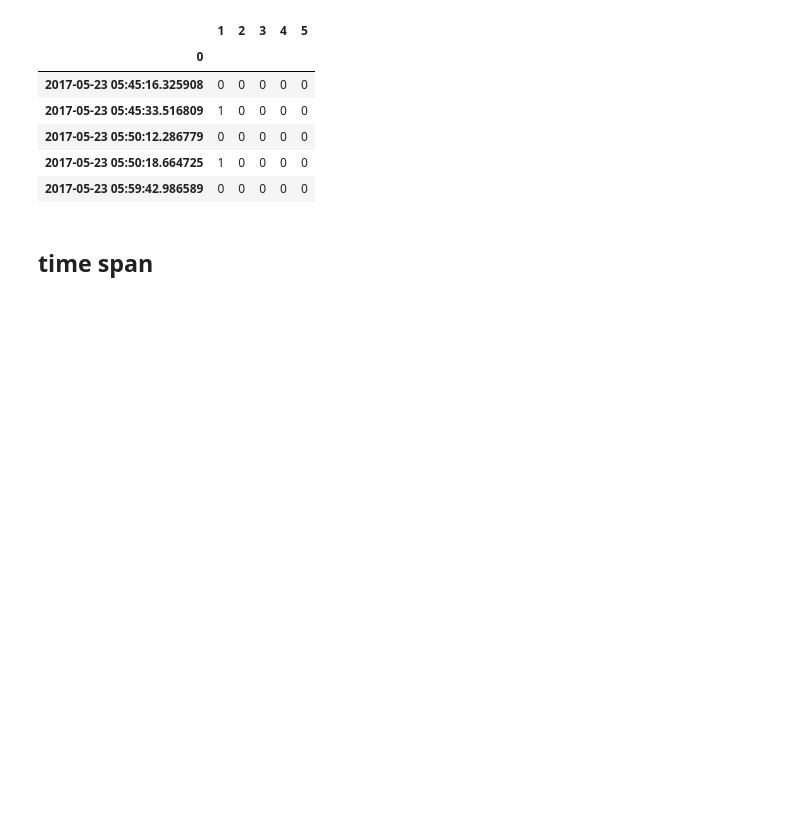
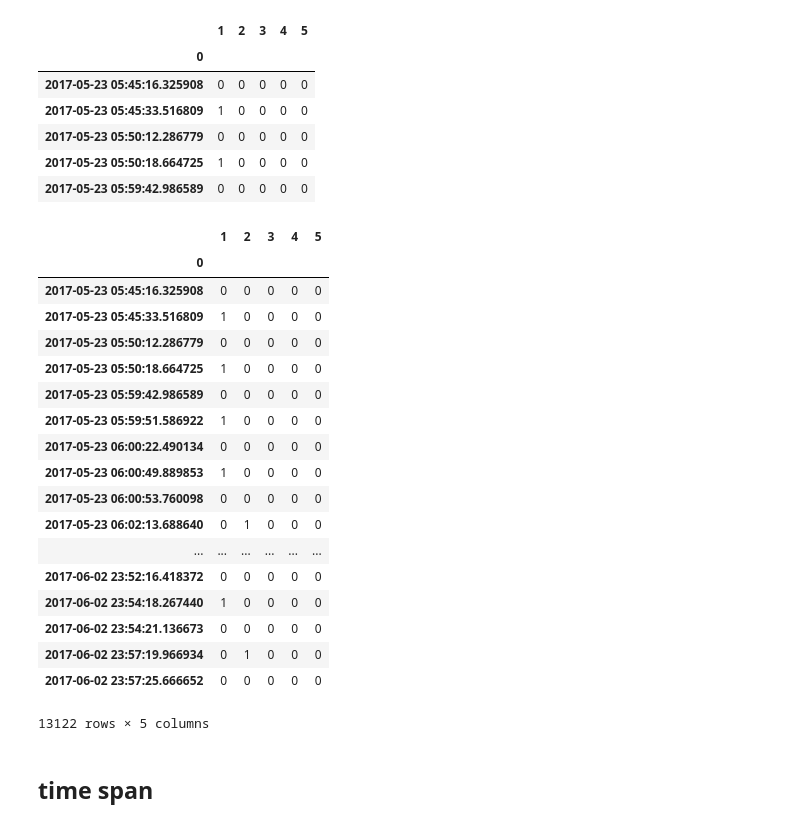
Before and after one commit to zaccharieramzi/glucose-challenge, a Jupyter notebook: main.ipynb, the cells around one changed output. Cells and saved outputs as stored; diff of their text form; code cells hidden in the pictures; blank space fills up the shorter version.

```diff
--- a/main.ipynb
+++ b/main.ipynb
@@ -37,6 +37,28 @@ df_motion.head()
 | 2017-05-23 05:50:12.286779 | 0 | 0 | 0 | 0 | 0 |
 | 2017-05-23 05:50:18.664725 | 1 | 0 | 0 | 0 | 0 |
 | 2017-05-23 05:59:42.986589 | 0 | 0 | 0 | 0 | 0 |
+# %%
+df_motion
+# %% [output]
+|  | 1 | 2 | 3 | 4 | 5 |
+| 0 |  |  |  |  |  |
+| 2017-05-23 05:45:16.325908 | 0 | 0 | 0 | 0 | 0 |
+| 2017-05-23 05:45:33.516809 | 1 | 0 | 0 | 0 | 0 |
+| 2017-05-23 05:50:12.286779 | 0 | 0 | 0 | 0 | 0 |
+| 2017-05-23 05:50:18.664725 | 1 | 0 | 0 | 0 | 0 |
+| 2017-05-23 05:59:42.986589 | 0 | 0 | 0 | 0 | 0 |
+| 2017-05-23 05:59:51.586922 | 1 | 0 | 0 | 0 | 0 |
+| 2017-05-23 06:00:22.490134 | 0 | 0 | 0 | 0 | 0 |
+| 2017-05-23 06:00:49.889853 | 1 | 0 | 0 | 0 | 0 |
+| 2017-05-23 06:00:53.760098 | 0 | 0 | 0 | 0 | 0 |
+| 2017-05-23 06:02:13.688640 | 0 | 1 | 0 | 0 | 0 |
+| ... | ... | ... | ... | ... | ... |
+| 2017-06-02 23:52:16.418372 | 0 | 0 | 0 | 0 | 0 |
+| 2017-06-02 23:54:18.267440 | 1 | 0 | 0 | 0 | 0 |
+| 2017-06-02 23:54:21.136673 | 0 | 0 | 0 | 0 | 0 |
+| 2017-06-02 23:57:19.966934 | 0 | 1 | 0 | 0 | 0 |
+| 2017-06-02 23:57:25.666652 | 0 | 0 | 0 | 0 | 0 |
+13122 rows × 5 columns
 # %%
 # TODO: lot of unnecessary information, see if possible to reduce amount of data. For example by adding consecutive rows..
 df_walking = df_motion[2]
```
Also changed, not shown: parts of 2 cells of this notebook.
